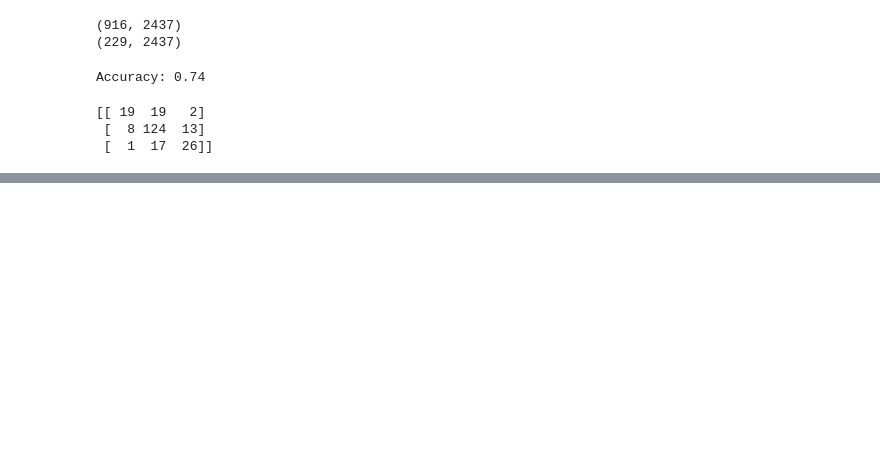
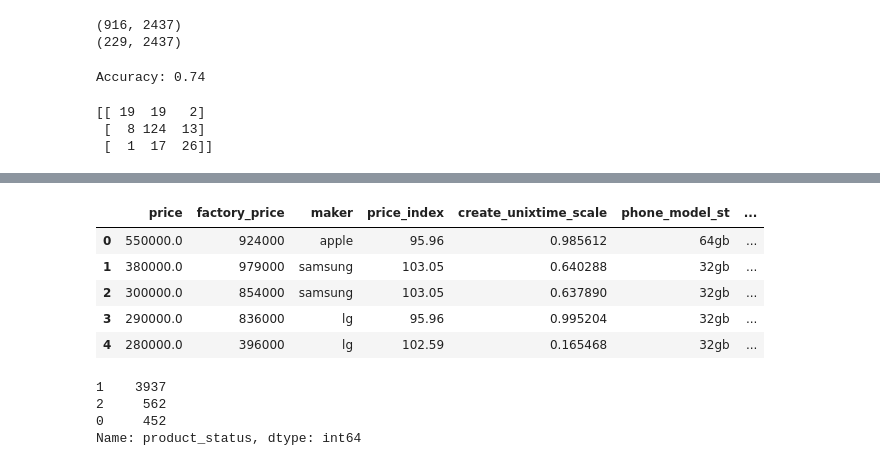
Before and after one commit to soxxun/python, a Jupyter notebook: 20220401/가격예측.ipynb, the cells around one changed output, grey strips where cells are left out. Drawn from its saved outputs; the diff is of its cells as text; code cells hidden in the pictures; blank space fills up the shorter version.

```diff
--- a/20220401/가격예측.ipynb
+++ b/20220401/가격예측.ipynb
@@ -285,0 +302,16 @@ Name: text, Length: 4951, dtype: object
+# %%
+df.head()
+# %% [output]
+|  | price | factory_price | maker | price_index | create_unixtime_scale | phone_model_st | ... |
+| 0 | 550000.0 | 924000 | apple | 95.96 | 0.985612 | 64gb | ... |
+| 1 | 380000.0 | 979000 | samsung | 103.05 | 0.640288 | 32gb | ... |
+| 2 | 300000.0 | 854000 | samsung | 103.05 | 0.637890 | 32gb | ... |
+| 3 | 290000.0 | 836000 | lg | 95.96 | 0.995204 | 32gb | ... |
+| 4 | 280000.0 | 396000 | lg | 102.59 | 0.165468 | 32gb | ... |
+# %%
+df['product_status'].value_counts()
+# %% [output]
+1    3937
+2     562
+0     452
+Name: product_status, dtype: int64
```
Also changed, not shown: parts of 17 cells of this notebook.
